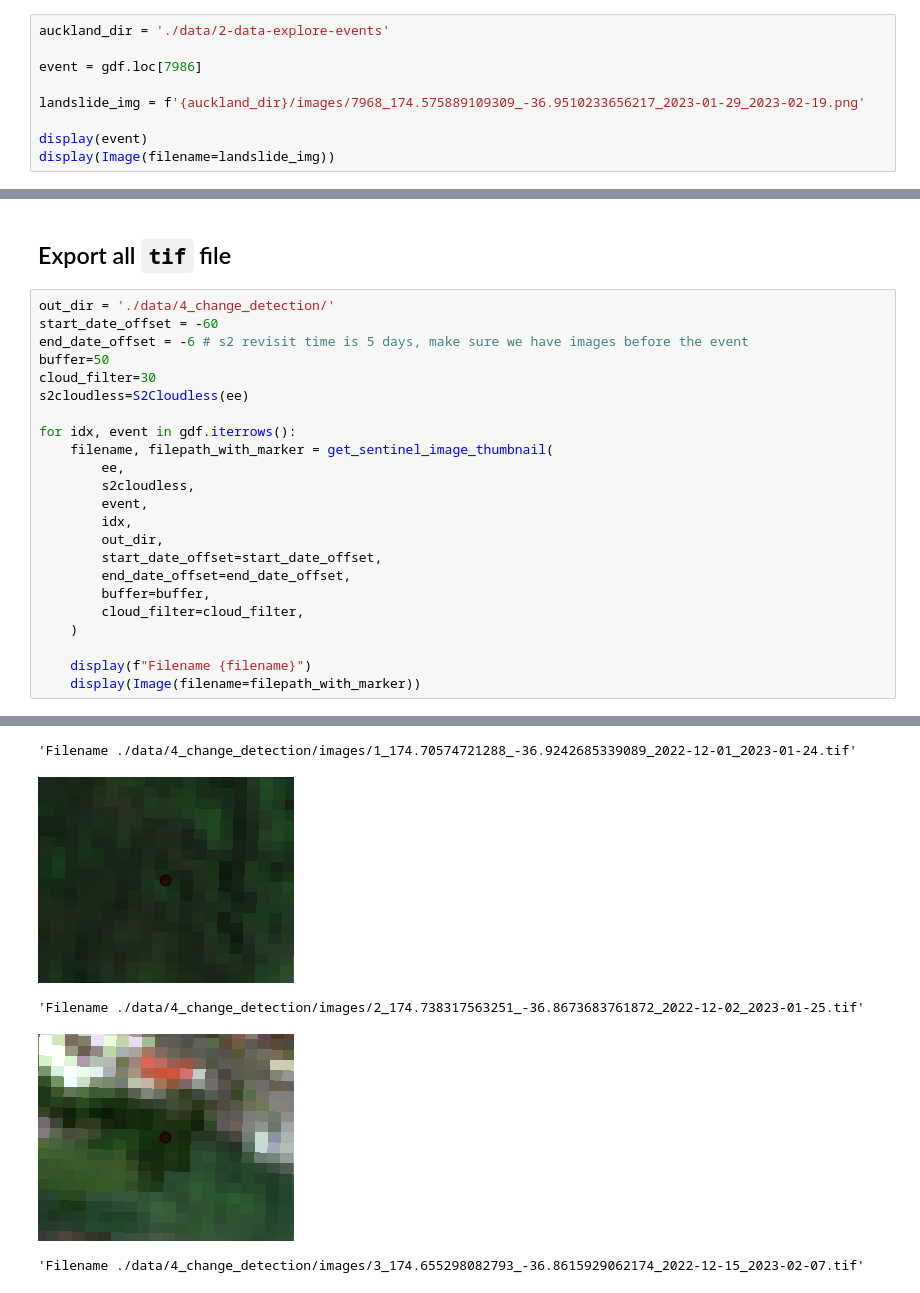
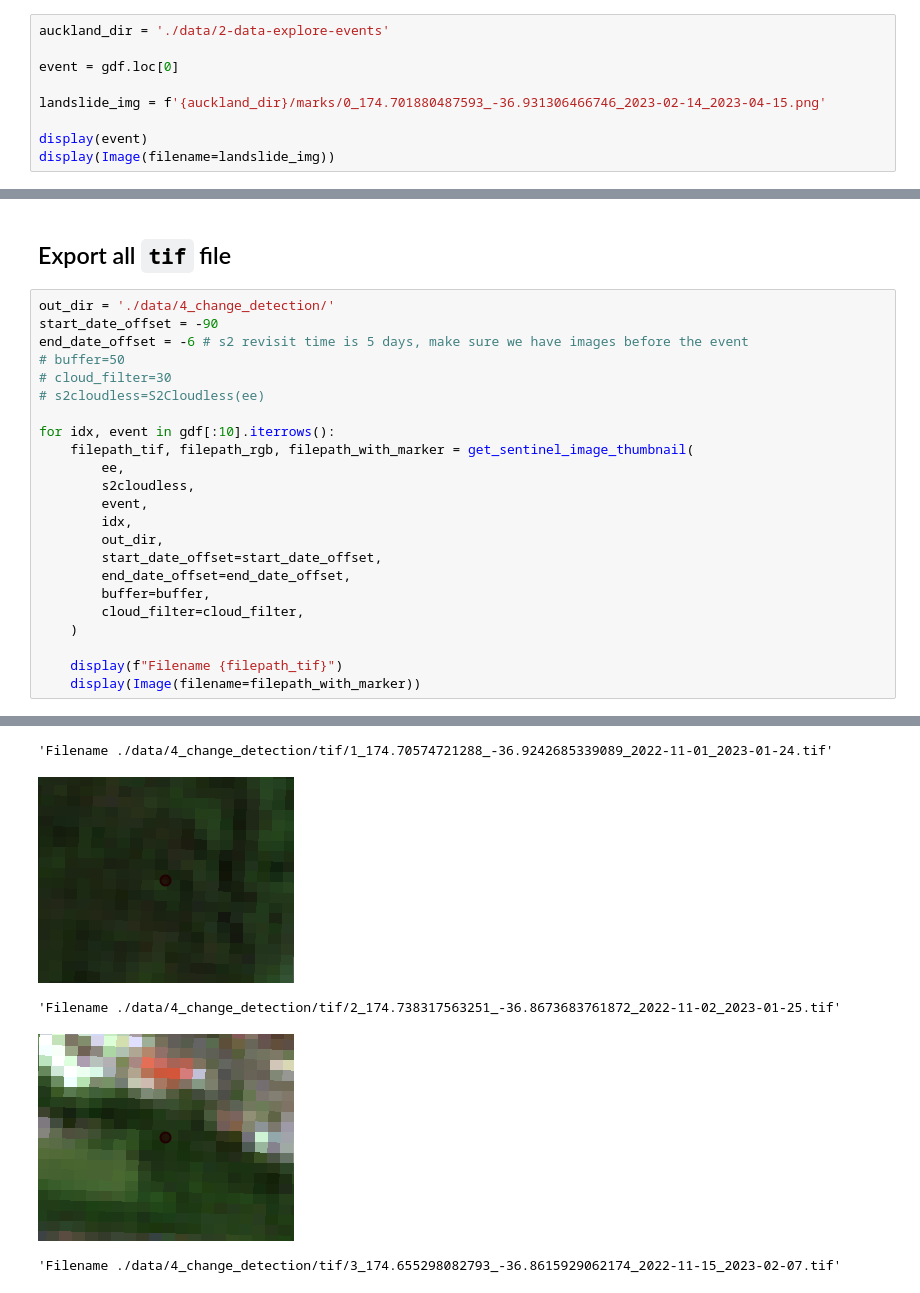
Before and after one commit to dhnhut/Landslide-DeepLearning, a Jupyter notebook: 4-pre-change-detection.ipynb, the cells around one changed output, grey strips where cells are left out. Cells and saved outputs as stored; diff of their text form.

```diff
--- a/4-pre-change-detection.ipynb
+++ b/4-pre-change-detection.ipynb
@@ -40,9 +40,9 @@ gdf
 # %%
 auckland_dir = './data/2-data-explore-events'
 
-event = gdf.loc[7986]
+event = gdf.loc[0]
 
-landslide_img = f'{auckland_dir}/images/7968_174.575889109309_-36.9510233656217_2023-01-29_2023-02-19.png'
+landslide_img = f'{auckland_dir}/marks/0_174.701880487593_-36.931306466746_2023-02-14_2023-04-15.png'
 
 display(event)
 display(Image(filename=landslide_img))
@@ -92,14 +92,14 @@ Map(center=[-36.95098912519603, 174.582021398851], controls=(WidgetControl(optio
 ## Export all `tif` file
 # %%
 out_dir = './data/4_change_detection/'
-start_date_offset = -60
+start_date_offset = -90
 end_date_offset = -6 # s2 revisit time is 5 days, make sure we have images before the event
-buffer=50
-cloud_filter=30
-s2cloudless=S2Cloudless(ee)
+# buffer=50
+# cloud_filter=30
+# s2cloudless=S2Cloudless(ee)
 
-for idx, event in gdf.iterrows():
-    filename, filepath_with_marker = get_sentinel_image_thumbnail(
+for idx, event in gdf[:10].iterrows():
+    filepath_tif, filepath_rgb, filepath_with_marker = get_sentinel_image_thumbnail(
         ee,
         s2cloudless,
         event,
@@ -111,6 +111,6 @@ for idx, event in gdf.iterrows():
         cloud_filter=cloud_filter,
     )
 
-    display(f"Filename {filename}")
+    display(f"Filename {filepath_tif}")
     display(Image(filename=filepath_with_marker))
 # %% [output]
@@ -118,7 +118,7 @@ for idx, event in gdf.iterrows():
 [figure]
-'Filename ./data/4_change_detection/images/1_174.70574721288_-36.9242685339089_2022-12-01_2023-01-24.tif'
+'Filename ./data/4_change_detection/tif/1_174.70574721288_-36.9242685339089_2022-11-01_2023-01-24.tif'
 [figure]
-'Filename ./data/4_change_detection/images/2_174.738317563251_-36.8673683761872_2022-12-02_2023-01-25.tif'
+'Filename ./data/4_change_detection/tif/2_174.738317563251_-36.8673683761872_2022-11-02_2023-01-25.tif'
-[figure, old version]
+[figure, new version]
-'Filename ./data/4_change_detection/images/3_174.655298082793_-36.8615929062174_2022-12-15_2023-02-07.tif'
+'Filename ./data/4_change_detection/tif/3_174.655298082793_-36.8615929062174_2022-11-15_2023-02-07.tif'
 [figure]
```
Also changed, not shown: parts of 4 cells of this notebook, 2 other files.
